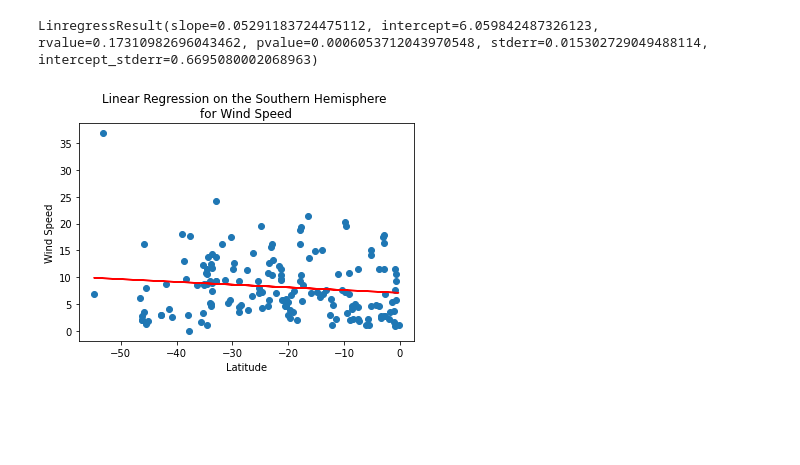
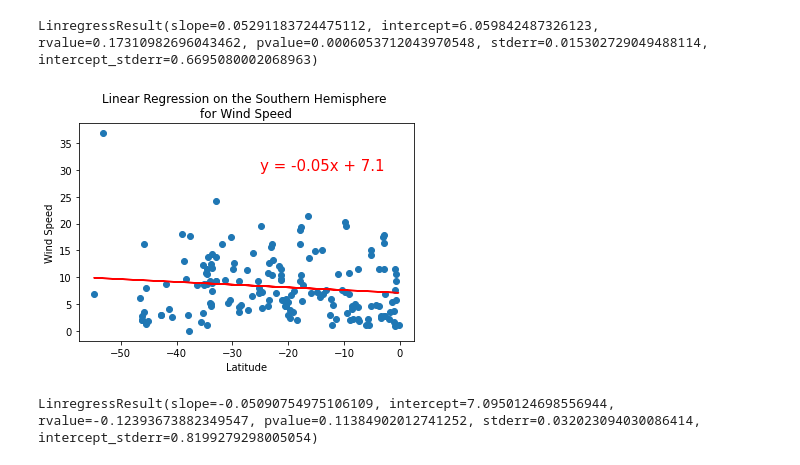
Before and after one commit to mjkleineck/World_Weather_Analysis, a Jupyter notebook: WeatherPy.ipynb, the cells around one changed output. Saved outputs shown, nothing was run; the diff lists cells and outputs as text; code cells hidden in the pictures; blank space fills up the shorter version.

```diff
--- a/WeatherPy.ipynb
+++ b/WeatherPy.ipynb
@@ -409,10 +409,15 @@ LinregressResult(slope=0.05291183724475112, intercept=6.059842487326123, rvalue=
 # %%
 # Linear regression on the Wind Speed in Southern Hemisphere
 x_values = southern_hemi_df["Lat"]
 y_values = southern_hemi_df["Wind Speed"]
 # Call the function.
 plot_linear_regression(x_values, y_values,
                        'Linear Regression on the Southern Hemisphere \n'
-                       'for Wind Speed', 'Wind Speed',(5,30))
+                       'for Wind Speed', 'Wind Speed',(-25,30))
 # %% [output]
-[figure, old version]
+[figure, new version]
+# %%
+# Checking r-value for Southern Hemisphere
+linregress(x_values, y_values)
+# %% [output]
+LinregressResult(slope=-0.05090754975106109, intercept=7.0950124698556944, rvalue=-0.12393673882349547, pvalue=0.11384902012741252, stderr=0.032023094030086414, intercept_stderr=0.8199279298005054)
```
Also changed, not shown: 1 other file.
